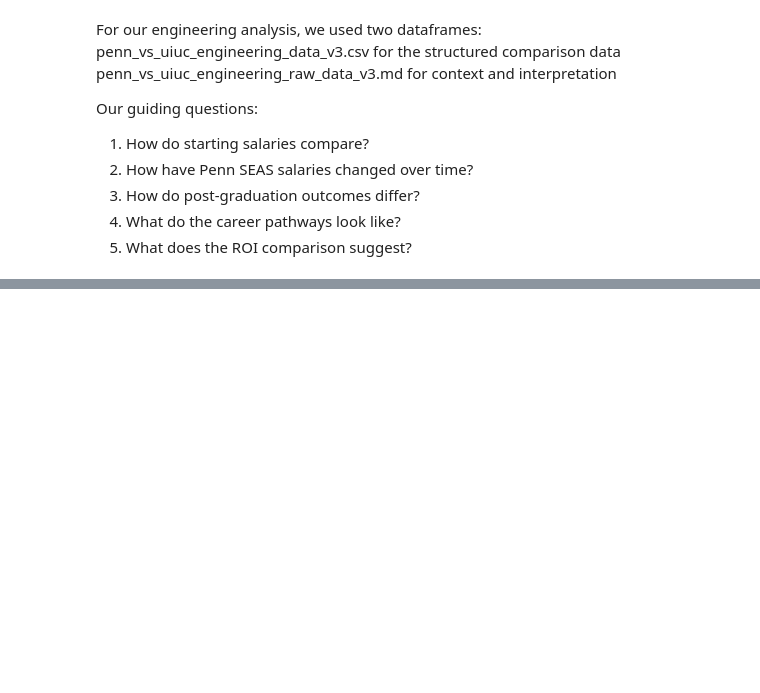
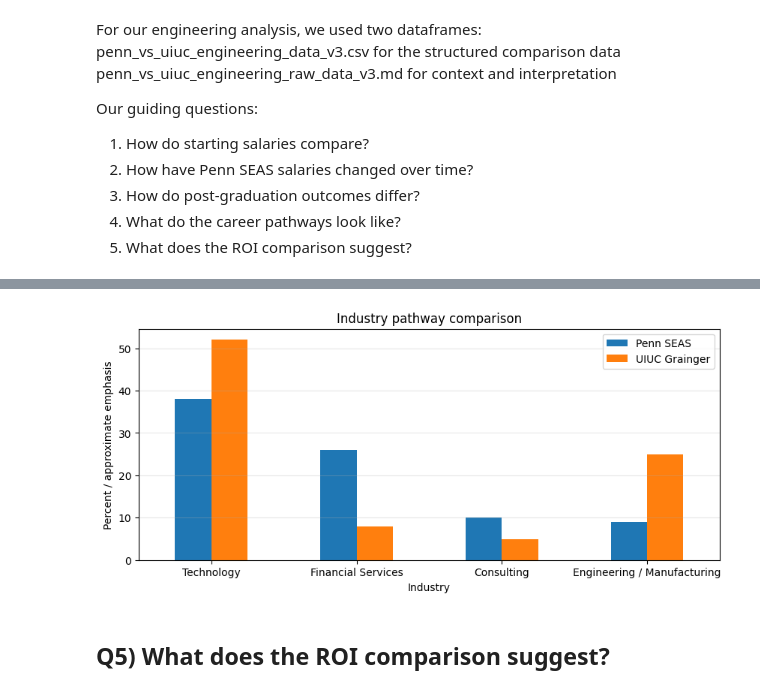
Before and after one commit to emch06/comm3180_G3_Data_Project, a Jupyter notebook: data_story_outputs/Final_Blog.ipynb, the cells around one changed output, grey strips where cells are left out. Cells and saved outputs as stored; diff of their text form; code cells hidden in the pictures; blank space fills up the shorter version.

```diff
--- a/data_story_outputs/Final_Blog.ipynb
+++ b/data_story_outputs/Final_Blog.ipynb
@@ -496,0 +614,17 @@ Our guiding questions:
+# %%
+industry_compare = pd.DataFrame({
+    "Industry": ["Technology", "Financial Services", "Consulting", "Engineering / Manufacturing"],
+    "Penn SEAS": [38, 26, 10, 9],
+    "UIUC Grainger": [52, 8, 5, 25]
+})
+
+industry_compare.set_index("Industry").plot(kind="bar", figsize=(10,4))
+plt.title("Industry pathway comparison")
+plt.ylabel("Percent / approximate emphasis")
+plt.xticks(rotation=0)
+plt.grid(True, axis="y", alpha=0.3)
+plt.show()
+# %% [output]
+[figure, added]
+# %% [markdown]
+## Q5) What does the ROI comparison suggest?
```
Also changed, not shown: parts of 19 cells of this notebook.
